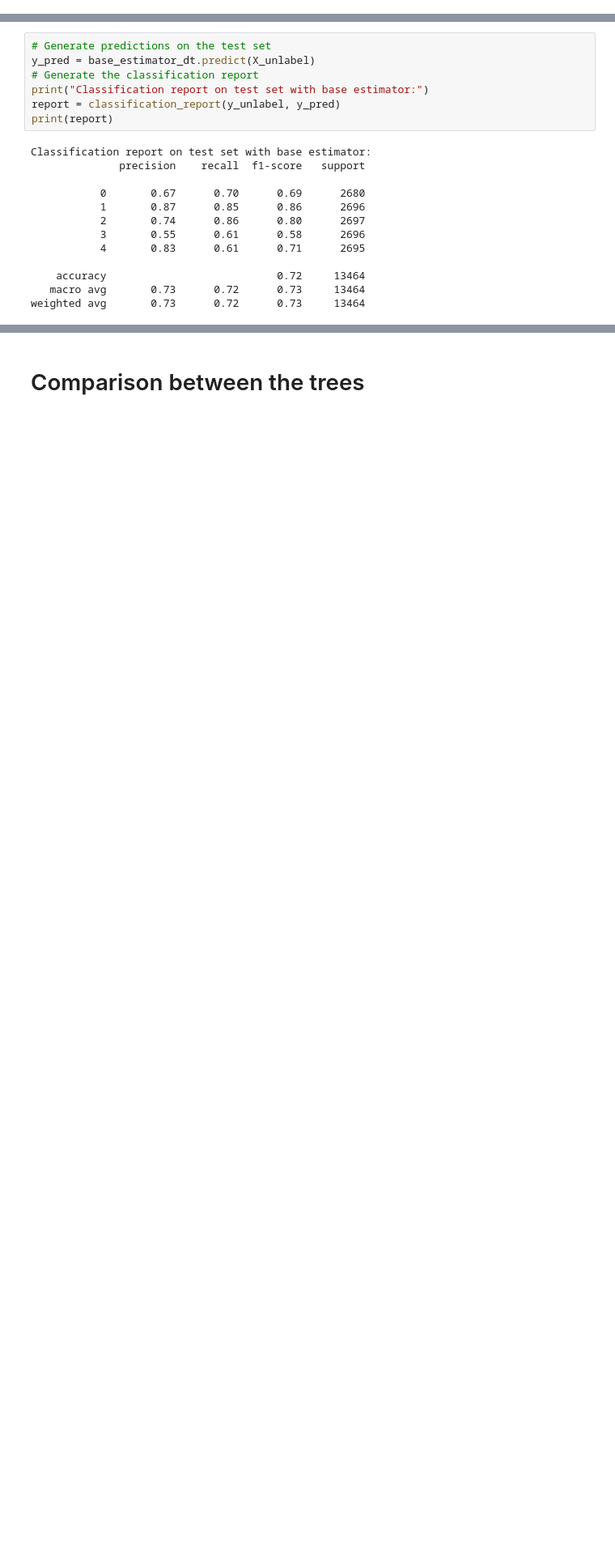
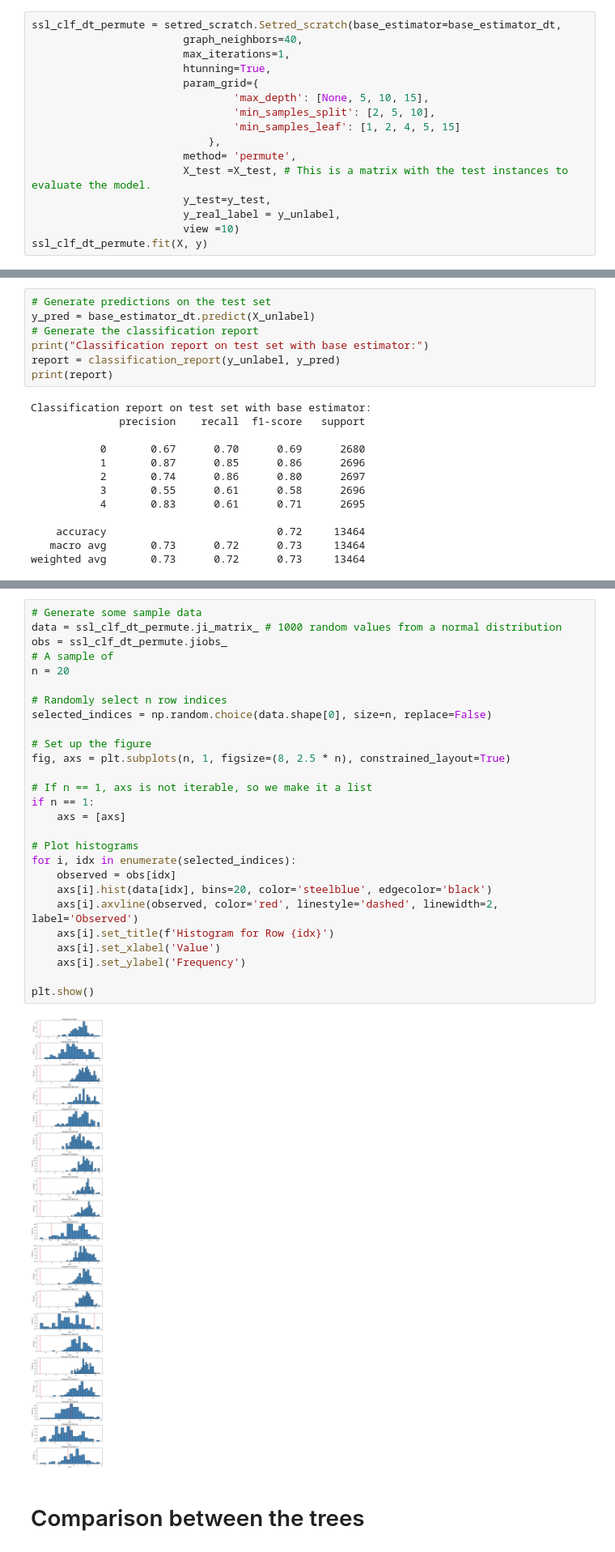
Before and after one commit to jfj36/Dissertation, a Jupyter notebook: notebooks/setred_dt.ipynb, the cells around one changed output, grey strips where cells are left out. Shown at 81% size. Saved outputs shown, nothing was run; the diff lists cells and outputs as text; blank space fills up the shorter version.

```diff
--- a/notebooks/setred_dt.ipynb
+++ b/notebooks/setred_dt.ipynb
@@ -336,0 +325,16 @@ Setred_scratch(X_test=array([[ 0.76265707, -0.9782696 ,  0.38984097, -0.29717653
+# %%
+ssl_clf_dt_permute = setred_scratch.Setred_scratch(base_estimator=base_estimator_dt,
+                        graph_neighbors=40,
+                        max_iterations=1,
+                        htunning=True,
+                        param_grid={
+                                'max_depth': [None, 5, 10, 15],
+                                'min_samples_split': [2, 5, 10],
+                                'min_samples_leaf': [1, 2, 4, 5, 15]
+                            },
+                        method= 'permute',
+                        X_test =X_test, # This is a matrix with the test instances to evaluate the model.
+                        y_test=y_test,
+                        y_real_label = y_unlabel,
+                        view =10)
+ssl_clf_dt_permute.fit(X, y)
@@ -470,3 +531,32 @@ weighted avg       0.82      0.82      0.81     13464
+# %%
+# Generate some sample data
+data = ssl_clf_dt_permute.ji_matrix_ # 1000 random values from a normal distribution
+obs = ssl_clf_dt_permute.jiobs_
+# A sample of
+n = 20
+
+# Randomly select n row indices
+selected_indices = np.random.choice(data.shape[0], size=n, replace=False)
+
+# Set up the figure
+fig, axs = plt.subplots(n, 1, figsize=(8, 2.5 * n), constrained_layout=True)
+
+# If n == 1, axs is not iterable, so we make it a list
+if n == 1:
+    axs = [axs]
+
+# Plot histograms
+for i, idx in enumerate(selected_indices):
+    observed = obs[idx]
+    axs[i].hist(data[idx], bins=20, color='steelblue', edgecolor='black')
+    axs[i].axvline(observed, color='red', linestyle='dashed', linewidth=2, label='Observed')
+    axs[i].set_title(f'Histogram for Row {idx}')
+    axs[i].set_xlabel('Value')
+    axs[i].set_ylabel('Frequency')
+
+plt.show()
+# %% [output]
+[figure, added]
 # %% [markdown]
 # Comparison between the trees
 # %%
```
Also changed, not shown: parts of 16 cells of this notebook.
